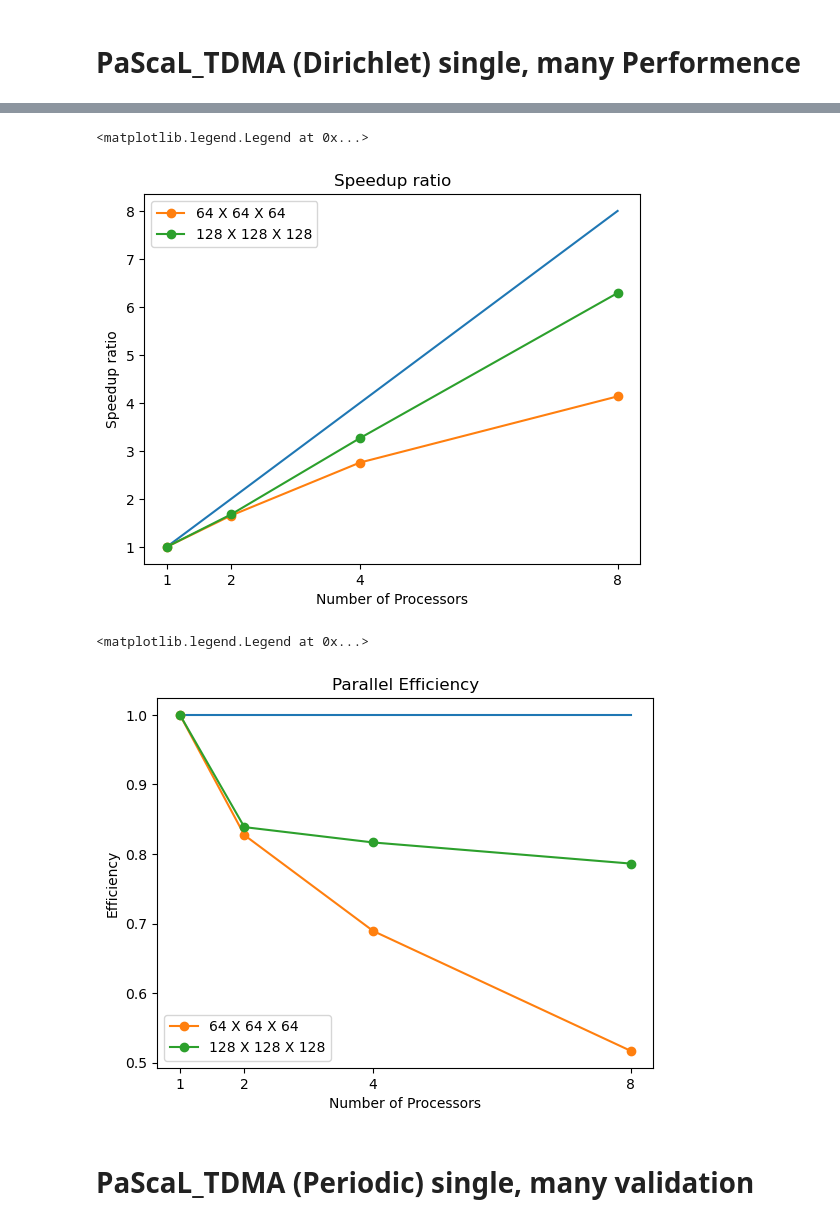
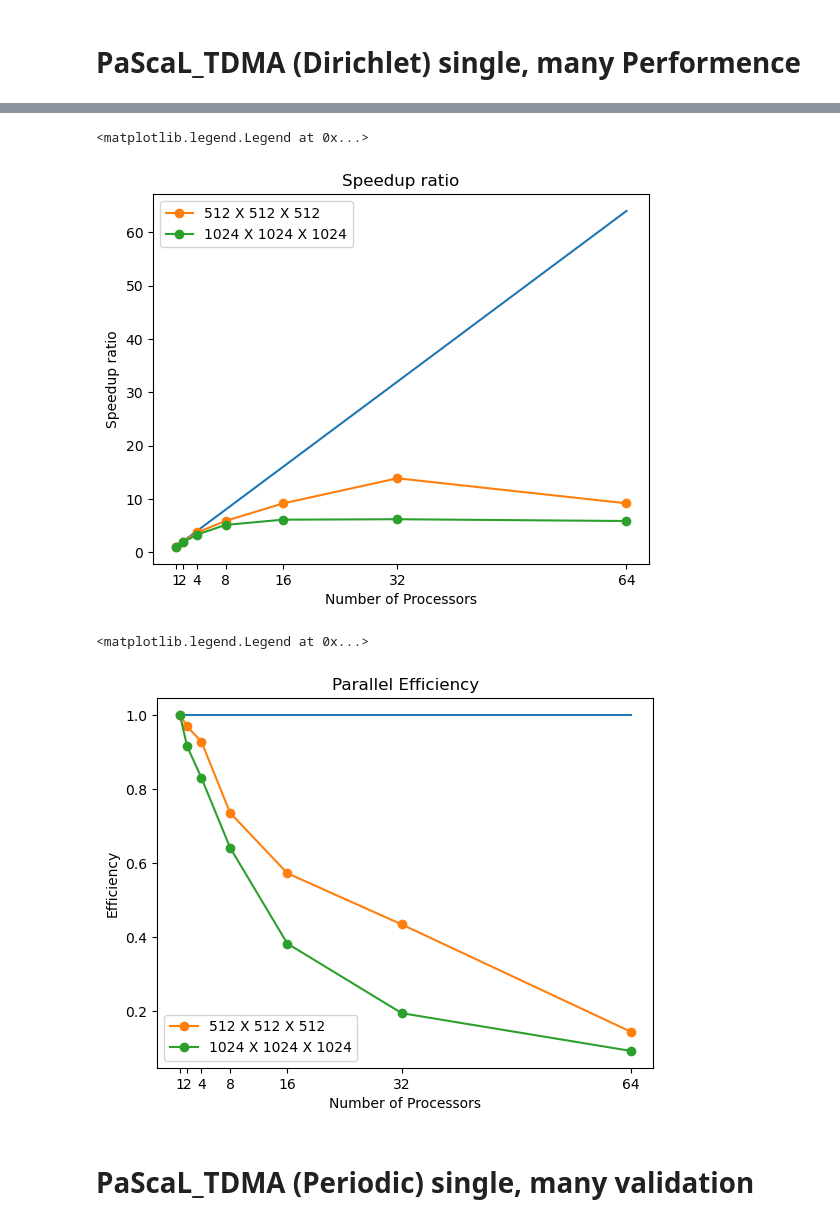
Before and after one commit to dontempty/PaScaL_TDMA_lab, a Jupyter notebook: plot/plot_3D.ipynb, the cells around one changed output, grey strips where cells are left out. Saved outputs shown, nothing was run; the diff lists cells and outputs as text; code cells hidden in the pictures.

```diff
--- a/plot/plot_3D.ipynb
+++ b/plot/plot_3D.ipynb
@@ -302,15 +302,15 @@ plt.legend()
 # %%
-# many (iteration = 10)
-times_64 = np.array([91, 55, 33, 22])
-times_128 = np.array([931, 555, 285, 148])
+# many
+times_512 = np.array([159805, 82483, 43063, 27154, 17461, 11522, 17417])
+times_1024 = np.array([1440743, 786910, 434006, 280802, 235852, 232656, 246028])
 
 # 프로세서 개수
-procs = np.array([1, 2, 4, 8])
+procs = np.array([1, 2, 4, 8, 16, 32, 64])
 
 # speed-up 계산
-speedup_64 = times_64[0] / times_64
-speedup_128 = times_128[0] / times_128
+speedup_512 = times_512[0] / times_512
+speedup_1024 = times_1024[0] / times_1024
 
 # efficiency 계산
-efficiency_64 = speedup_64 / procs
-efficiency_128 = speedup_128 / procs
+efficiency_512 = speedup_512 / procs
+efficiency_1024 = speedup_1024 / procs
@@ -317,27 +339,27 @@ efficiency_128 = speedup_128 / procs
 # %%
 plt.title('Speedup ratio')
 plt.xlabel('Number of Processors')
 plt.ylabel('Speedup ratio')
 plt.plot(procs, procs)
-plt.xticks([1, 2, 4, 8])
-plt.plot(procs, speedup_64, "o-", label="64 X 64 X 64")
-plt.plot(procs, speedup_128, "o-", label="128 X 128 X 128")
+plt.xticks(procs)
+plt.plot(procs, speedup_512, "o-", label="512 X 512 X 512")
+plt.plot(procs, speedup_1024, "o-", label="1024 X 1024 X 1024")
 plt.legend()
 # %% [output]
 <matplotlib.legend.Legend at 0x...>
-[figure, old version]
+[figure, new version]
 # %%
 plt.title('Parallel Efficiency')
 plt.xlabel('Number of Processors')
 plt.ylabel('Efficiency')
 plt.plot(procs, np.ones(procs.shape[0]))
-plt.xticks([1, 2, 4, 8])
-plt.plot(procs, efficiency_64, "o-", label="64 X 64 X 64")
-plt.plot(procs, efficiency_128, "o-", label="128 X 128 X 128")
+plt.xticks(procs)
+plt.plot(procs, efficiency_512, "o-", label="512 X 512 X 512")
+plt.plot(procs, efficiency_1024, "o-", label="1024 X 1024 X 1024")
 plt.legend()
 # %% [output]
 <matplotlib.legend.Legend at 0x...>
-[figure, old version]
+[figure, new version]
 # %% [markdown]
 # PaScaL_TDMA (Periodic) single, many validation
 # %%
```
Also changed, not shown: parts of 11 cells of this notebook, 18 other files.
